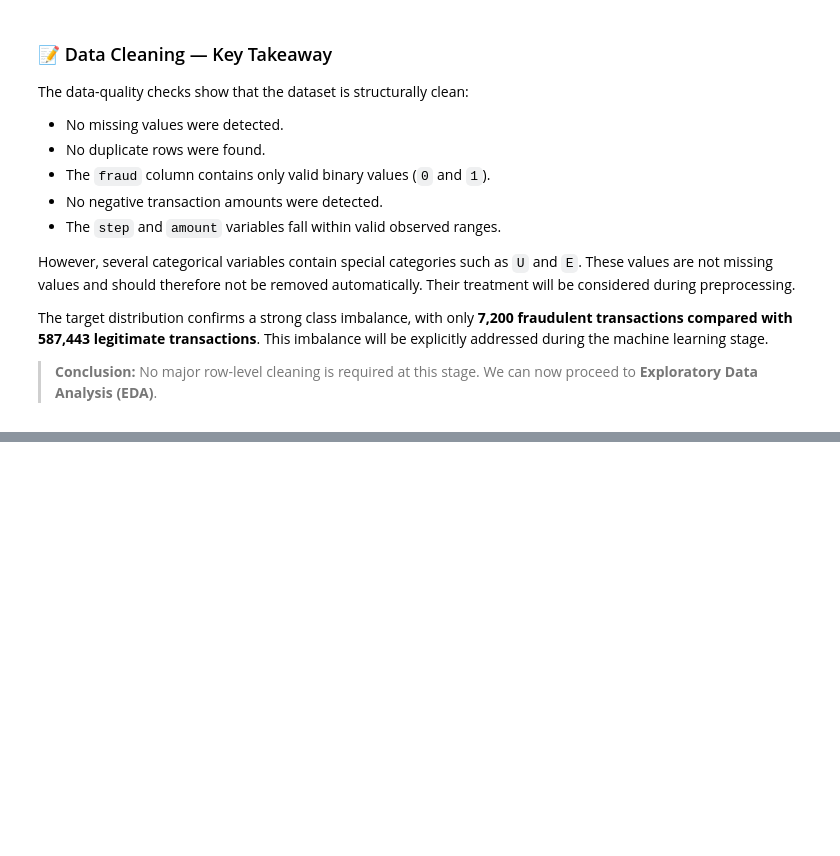
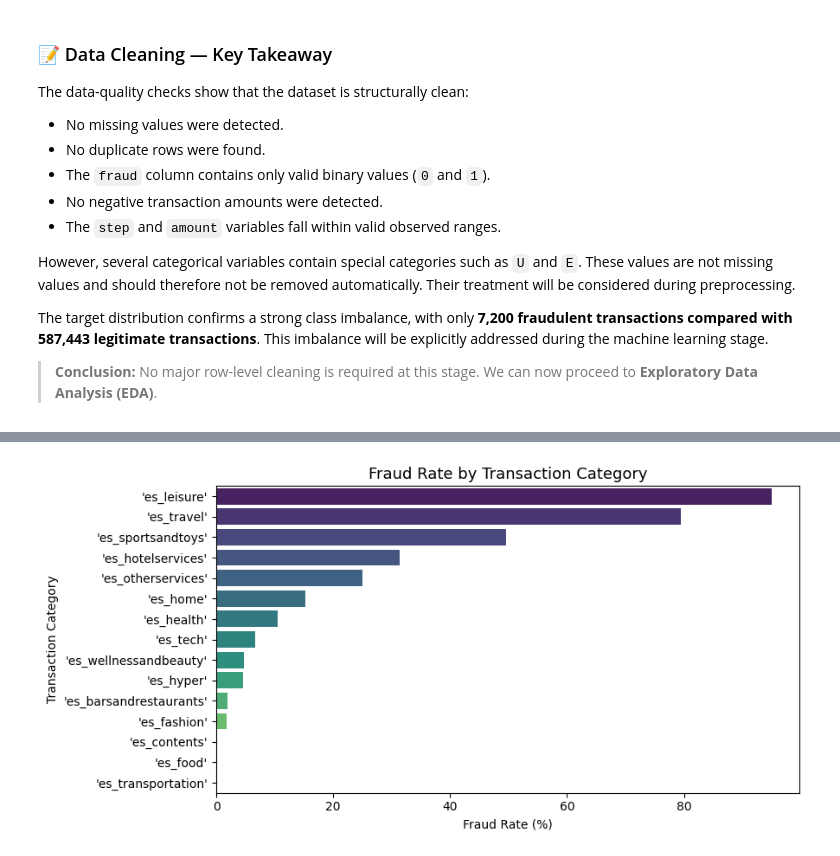
Before and after one commit to niharika-1806/Financial-Fraud-Detection, a Jupyter notebook: Project.ipynb, the cells around one changed output, grey strips where cells are left out. Saved outputs shown, nothing was run; the diff lists cells and outputs as text; code cells hidden in the pictures; blank space fills up the shorter version.

```diff
--- a/Project.ipynb
+++ b/Project.ipynb
@@ -263,0 +475,25 @@ The target distribution confirms a strong class imbalance, with only **7,200 fra
+# %%
+# Sort categories by their fraud rate
+fraud_rate_by_category = category_counts.sort_values(
+    "Fraud Rate (%)",
+    ascending=False
+)
+
+plt.figure(figsize=(9, 4.5))
+
+sns.barplot(
+    data=fraud_rate_by_category.reset_index(),
+    x="Fraud Rate (%)",
+    y="category",
+    hue="category",
+    palette="viridis",
+    legend=False
+)
+
+plt.title("Fraud Rate by Transaction Category", fontsize=13)
+plt.xlabel("Fraud Rate (%)")
+plt.ylabel("Transaction Category")
+plt.tight_layout()
+plt.show()
+# %% [output]
+[figure, added]
```
Also changed, not shown: parts of 53 cells of this notebook.
